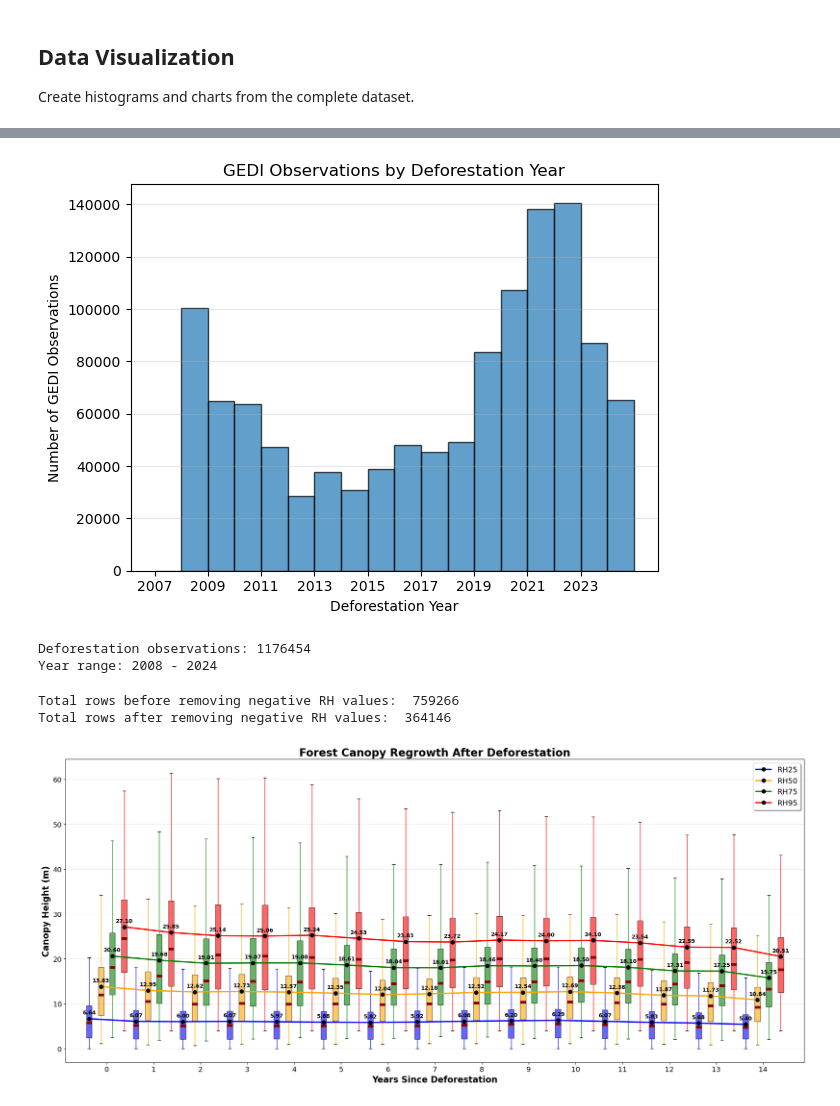
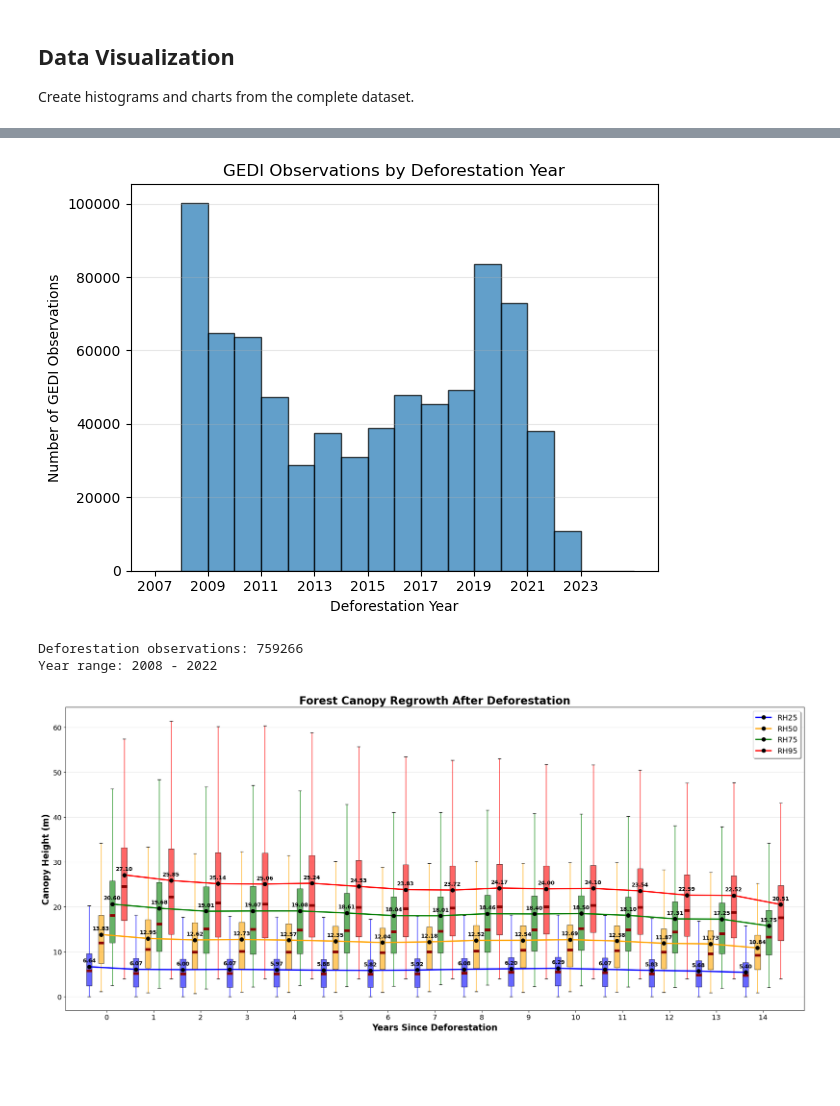
Before and after one commit to NaiaraSPinto/VegMapper, a Jupyter notebook: histogram_creation/new_hist_creation.ipynb, the cells around one changed output, grey strips where cells are left out. Cells and saved outputs as stored; diff of their text form; code cells hidden in the pictures; blank space fills up the shorter version.

```diff
--- a/histogram_creation/new_hist_creation.ipynb
+++ b/histogram_creation/new_hist_creation.ipynb
@@ -226,0 +233,37 @@ Average rh95 values for deforested points with negative rh: 10.462765820935473
+# %%
+# Create deforestation_data dataframe + useful vars based off it
+deforestation_data = df[df['land_class'].str.startswith('deforestation_', na=False)].copy()
+deforestation_data['deforestation_year'] = deforestation_data['land_class'].str.replace('deforestation_','').astype(int)
+deforestation_data['years_since_deforestation'] = deforestation_data['year'] - deforestation_data['deforestation_year']
+deforestation_data = deforestation_data[deforestation_data['years_since_deforestation'] >= 0]
+
+#median rh25, 50, 75, 95 for each year
+median_rh_by_year = deforestation_data.groupby('deforestation_year')[metrics].median()
+#mean rh25, 50, 75, 95 for each year
+mean_rh_by_year = deforestation_data.groupby('deforestation_year')[metrics].mean()
+
+# Add residual columns
+for metric in metrics:
+    median_values = deforestation_data['deforestation_year'].map(median_rh_by_year[metric])
+    deforestation_data[f'{metric}_residual_median'] = deforestation_data[metric] - median_values
+
+for metric in metrics:
+    mean_values = deforestation_data['deforestation_year'].map(mean_rh_by_year[metric])
+    deforestation_data[f'{metric}_residual_mean'] = deforestation_data[metric] - mean_values
+
+
+print("Total rows before removing negative RH values: ", len(deforestation_data))
+
+# Remove rows with negative RH values
+pos_rh_deforestation_data = deforestation_data[
+    (deforestation_data['rh25'] >= 0) &
+    (deforestation_data['rh50'] >= 0) &
+    (deforestation_data['rh75'] >= 0) &
+    (deforestation_data['rh95'] >= 0)
+]
+
+print("Total rows after removing negative RH values: ", len(pos_rh_deforestation_data))
+
+regrowth_stats = pos_rh_deforestation_data.groupby('years_since_deforestation')[metrics].mean()
+
+deforestation_years = deforestation_data['land_class'].str.replace('deforestation_', '').astype(int)
@@ -255,45 +288,19 @@ max   -0.03  102.77  121.67  142.02
 # %%
-
-deforestation_data = df[df['land_class'].str.startswith('deforestation_', na=False)]
-deforestation_years = deforestation_data['land_class'].str.replace('deforestation_', '').astype(int)
-
 plt.hist(deforestation_years, bins=range(2007, 2026), edgecolor='black', alpha=0.7)
 plt.xlabel('Deforestation Year')
 plt.ylabel('Number of GEDI Observations')
 plt.title('GEDI Observations by Deforestation Year')
 plt.xticks(range(2007, 2025, 2))
 plt.grid(axis='y', alpha=0.3)
 plt.tight_layout()
 plt.show()
 
 print(f"\nDeforestation observations: {len(deforestation_data)}")
 print(f"Year range: {deforestation_years.min()} - {deforestation_years.max()}")
 # %% [output]
-[figure, old version]
+[figure, new version]
-Deforestation observations: 1176454
-Year range: 2008 - 2024
+Deforestation observations: 759266
+Year range: 2008 - 2022
-# %%
-deforestation_df = df[df['land_class'].str.startswith('deforestation_')].copy()
-deforestation_df['deforestation_year'] = deforestation_df['land_class'].str.replace('deforestation_','').astype(int)
-deforestation_df['years_since_deforestation'] = deforestation_df['year'] - deforestation_df['deforestation_year']
-deforestation_df = deforestation_df[deforestation_df['years_since_deforestation'] >= 0]
-
-print("Total rows before removing negative RH values: ", len(deforestation_df))
-
-# Remove rows with negative RH values
-deforestation_df = deforestation_df[
-    (deforestation_df['rh25'] >= 0) &
-    (deforestation_df['rh50'] >= 0) &
-    (deforestation_df['rh75'] >= 0) &
-    (deforestation_df['rh95'] >= 0)
-]
-
-print("Total rows after removing negative RH values: ", len(deforestation_df))
-
-regrowth_stats = deforestation_df.groupby('years_since_deforestation')[['rh25', 'rh50', 'rh75', 'rh95']].agg(['mean'])
-# %% [output]
-Total rows before removing negative RH values:  759266
-Total rows after removing negative RH values:  364146
 # %%
 # Show all charts combined with boxplots side by side
 fig, ax = plt.subplots(figsize=(20, 9))
```
Also changed, not shown: parts of 10 cells of this notebook.
